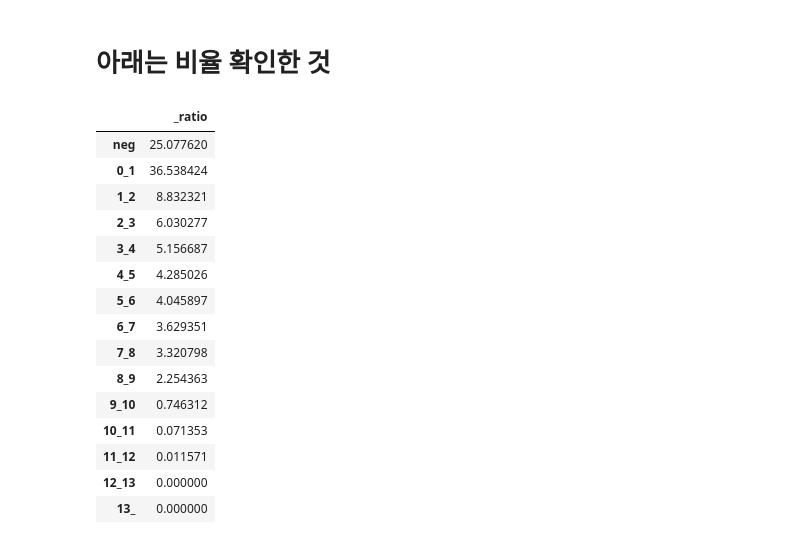
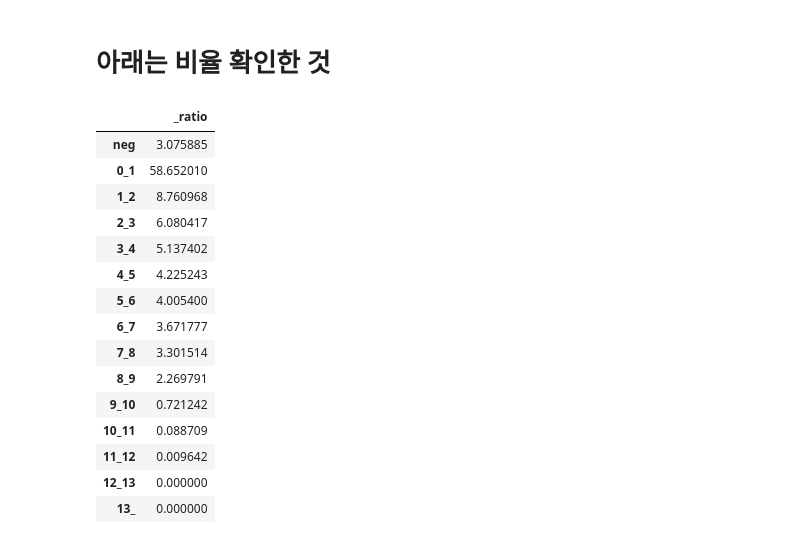
Before and after one commit to lala991204/Contest_weather, a Jupyter notebook: UV_new/lgbm_uv_nooutlier_summer1_gs1_time.ipynb, the cells around one changed output. Saved outputs shown, nothing was run; the diff lists cells and outputs as text; code cells hidden in the pictures.

```diff
--- a/UV_new/lgbm_uv_nooutlier_summer1_gs1_time.ipynb
+++ b/UV_new/lgbm_uv_nooutlier_summer1_gs1_time.ipynb
@@ -471,7 +531,4 @@ np.save('pred_nb.npy',pred_nb)
 # %%
-pred = model_gs1.predict(X_test)
 submission=pd.read_csv('1-1_검증데이터셋.csv', encoding='utf-8')
 submission1=submission.copy()
-submission1['UV'] = pred
 submission1
-# submission1.to_csv("220224_lgbm_uv_nooutlier_summer1_gs1.csv", index = False)
@@ -493,0 +570,26 @@ submission1
+# %%
+# submission1.loc[[2,22]]
+
+b = test1[test1['hhnn']>=530]
+test_b = b[b['hhnn']<=1930]
+test_b.index
+
+d = submission1.loc[test_b.index]
+d['UV'] = pred_b
+d
+
+nb = test1[test1['hhnn']<530]
+nb_ = test1[test1['hhnn']>1930]
+test_nb = pd.concat([nb,nb_],axis=0)
+test_nb.index
+
+d1 = submission1.loc[test_nb.index]
+d1['UV'] = pred_nb
+d1
+
+dd = pd.concat([d,d1])
+# %%
+dd = dd.sort_values(['YearMonthDayHourMinute', 'STN'])
+dd = dd.reset_index()
+sub = dd.drop('index', axis=1)
+sub
@@ -499,7 +617,7 @@ submission1['UV'].hist()
 # %% [markdown]
 # 아래는 비율 확인한 것
 # %%
-li = list(submission1['UV'].values)
+li = list(sub['UV'].values)
 li
 li_neg = []
 li_0_1=[]
@@ -539,45 +657,45 @@ for i in range(len(li)):
         li_8_9.append(li[i])
     elif (li[i]>=9 and li[i]<10):
         li_9_10.append(li[i])
     elif (li[i]>=10 and li[i]<11):
         li_10_11.append(li[i])
     elif (li[i]>=11 and li[i]<12):
         li_11_12.append(li[i])
     elif (li[i]>=12 and li[i]<13):
         li_12_13.append(li[i])
     elif li[i]>=13:
         li_13_.append(li[i])
 
 # df11_num = pd.DataFrame([len(li_0_1),len(li_1_2),len(li_2_3),len(li_3_4),len(li_4_5),len(li_5_6),\
 #                         len(li_6_7),len(li_7_8),len(li_8_9),len(li_9_10),len(li_10_11),len(li_11_12),len(li_12_13),\
 #                         len(li_13_)])
 # df11_num
 
 df11_ratio = pd.DataFrame([100*len(li_neg)/len(li), 100*len(li_0_1)/len(li), 100*len(li_1_2)/len(li), 100*len(li_2_3)/len(li),\
                          100*len(li_3_4)/len(li), 100*len(li_4_5)/len(li), 100*len(li_5_6)/len(li), \
                           100*len(li_6_7)/len(li),100*len(li_7_8)/len(li),100*len(li_8_9)/len(li),100*len(li_9_10)/len(li),\
                           100*len(li_10_11)/len(li),100*len(li_11_12)/len(li),100*len(li_12_13)/len(li),\
                           100*len(li_13_)/len(li)])
 df11_ratio
 
 # df11_1 = pd.concat([df11_num,df11_ratio],axis=1)
 df11_ratio.columns = ['_ratio']
 df11_ratio.index = ['neg','0_1','1_2','2_3','3_4','4_5','5_6','6_7','7_8','8_9','9_10','10_11','11_12','12_13','13_']
 df11_ratio
 # %% [output]
 |  | _ratio |
-| neg | 25.077620 |
-| 0_1 | 36.538424 |
-| 1_2 | 8.832321 |
-| 2_3 | 6.030277 |
-| 3_4 | 5.156687 |
-| 4_5 | 4.285026 |
-| 5_6 | 4.045897 |
-| 6_7 | 3.629351 |
-| 7_8 | 3.320798 |
-| 8_9 | 2.254363 |
-| 9_10 | 0.746312 |
-| 10_11 | 0.071353 |
-| 11_12 | 0.011571 |
+| neg | 3.075885 |
+| 0_1 | 58.652010 |
+| 1_2 | 8.760968 |
+| 2_3 | 6.080417 |
+| 3_4 | 5.137402 |
+| 4_5 | 4.225243 |
+| 5_6 | 4.005400 |
+| 6_7 | 3.671777 |
+| 7_8 | 3.301514 |
+| 8_9 | 2.269791 |
+| 9_10 | 0.721242 |
+| 10_11 | 0.088709 |
+| 11_12 | 0.009642 |
 | 12_13 | 0.000000 |
 | 13_ | 0.000000 |
```
Also changed, not shown: parts of 14 cells of this notebook.
